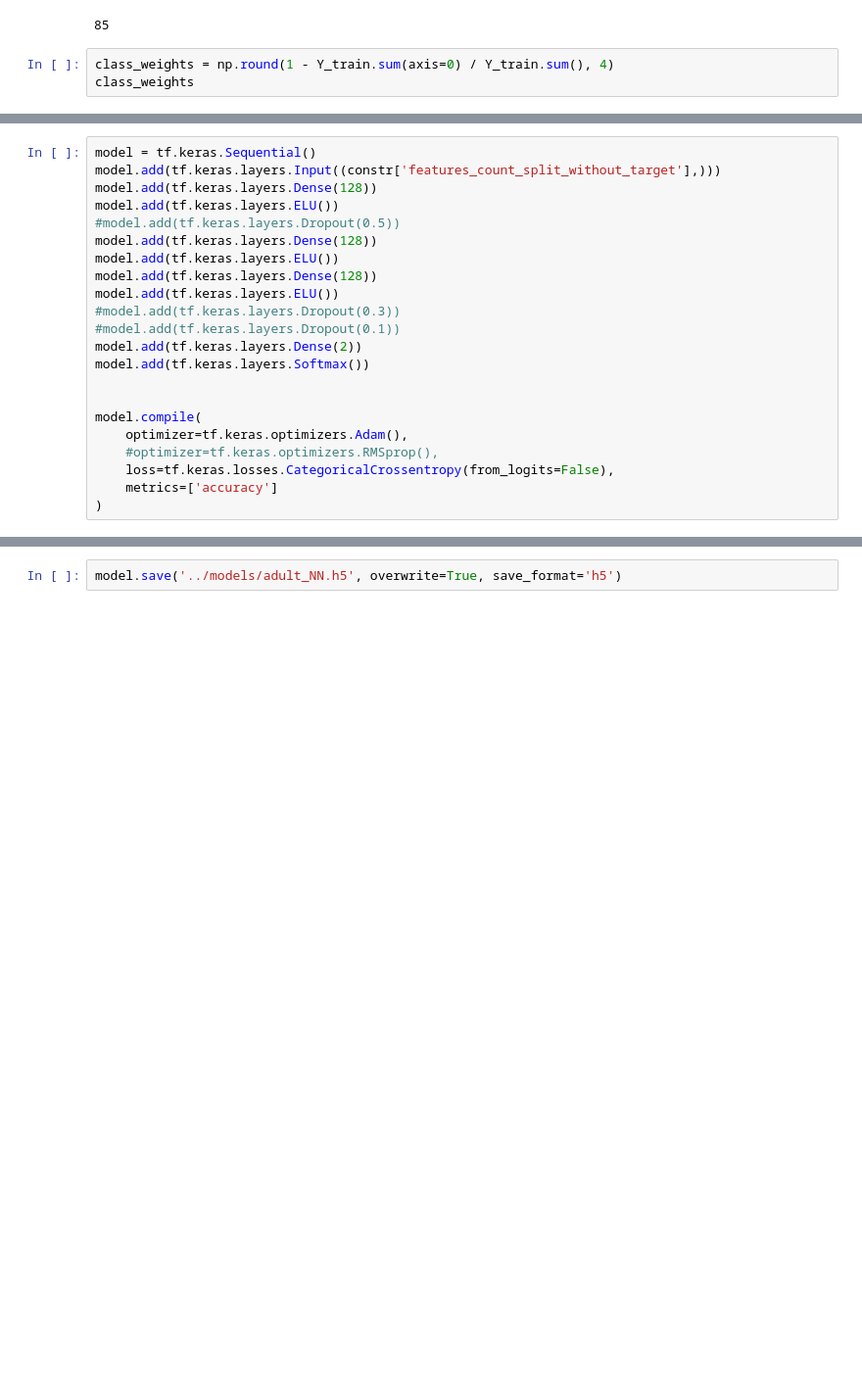
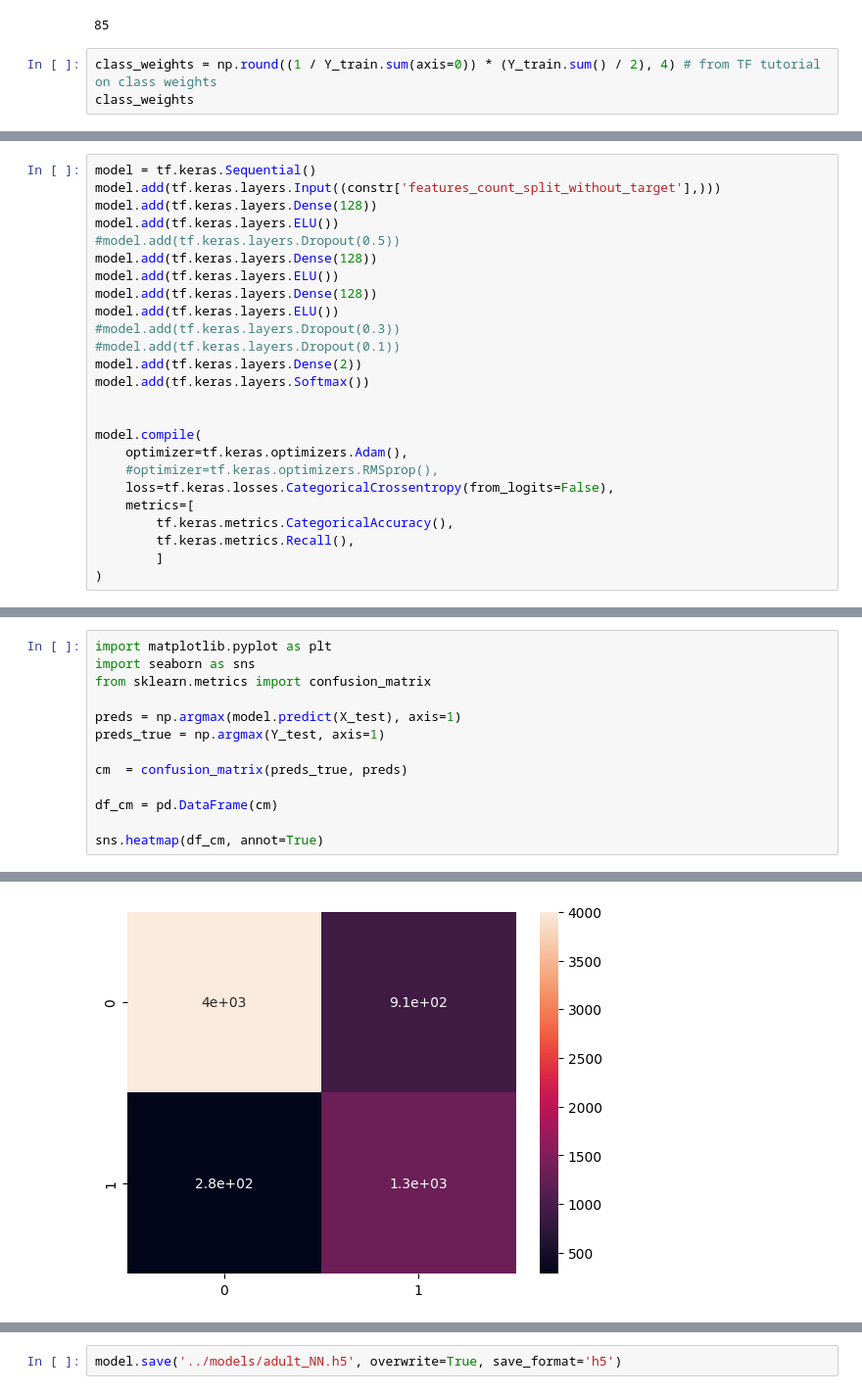
Before and after one commit to istepka/MCSECE, a Jupyter notebook: src/train_case_study_model.ipynb, the cells around one changed output, grey strips where cells are left out. Shown at 98% size. Cells and saved outputs as stored; diff of their text form; blank space fills up the shorter version.

```diff
--- a/src/train_case_study_model.ipynb
+++ b/src/train_case_study_model.ipynb
@@ -104,6 +104,6 @@ constr['features_count_split_without_target']
 # %% [output]
 85
 # %%
-class_weights = np.round(1 - Y_train.sum(axis=0) / Y_train.sum(), 4)
+class_weights = np.round((1 / Y_train.sum(axis=0)) * (Y_train.sum() / 2), 4) # from TF tutorial on class weights
 class_weights
 # %% [output]
@@ -133,5 +133,8 @@ model.compile(
     optimizer=tf.keras.optimizers.Adam(),
     #optimizer=tf.keras.optimizers.RMSprop(),
     loss=tf.keras.losses.CategoricalCrossentropy(from_logits=False),
-    metrics=['accuracy']
+    metrics=[
+        tf.keras.metrics.CategoricalAccuracy(),
+        tf.keras.metrics.Recall(),
+        ]
 )
@@ -170,0 +179,14 @@ Epoch 42/100
+# %%
+import matplotlib.pyplot as plt
+import seaborn as sns
+from sklearn.metrics import confusion_matrix
+
+preds = np.argmax(model.predict(X_test), axis=1)
+preds_true = np.argmax(Y_test, axis=1)
+
+cm  = confusion_matrix(preds_true, preds)
+
+df_cm = pd.DataFrame(cm)
+
+sns.heatmap(df_cm, annot=True)
+# %% [output]
@@ -170,0 +195 @@ Epoch 42/100
+[figure, added]
```
Also changed, not shown: parts of 6 cells of this notebook, 2 other files.
